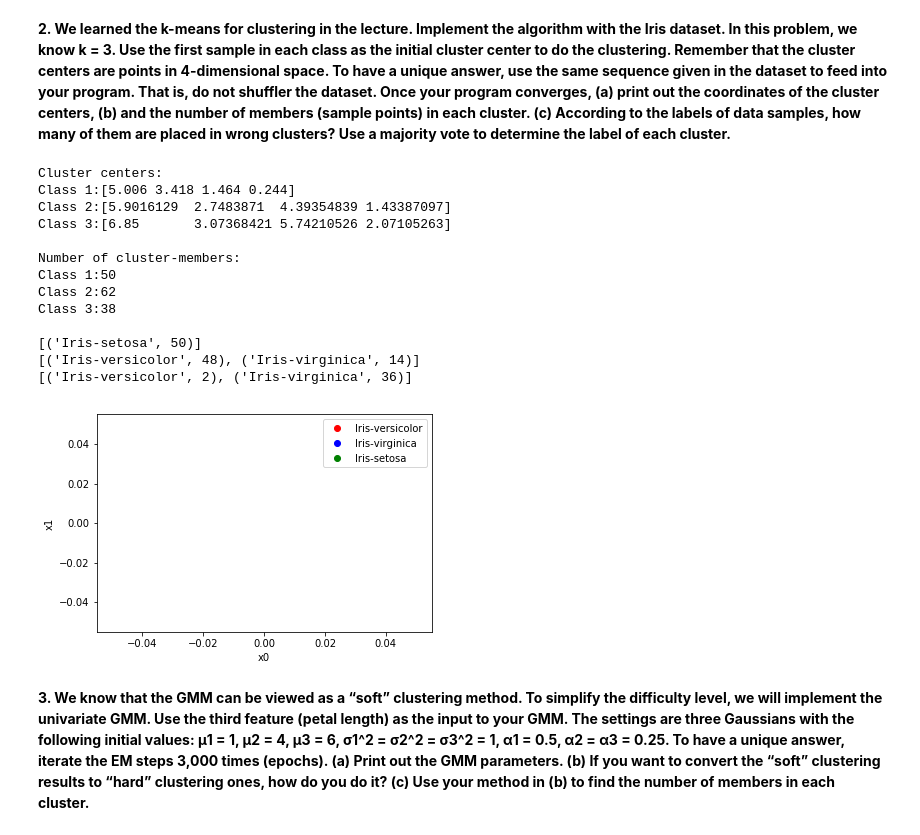
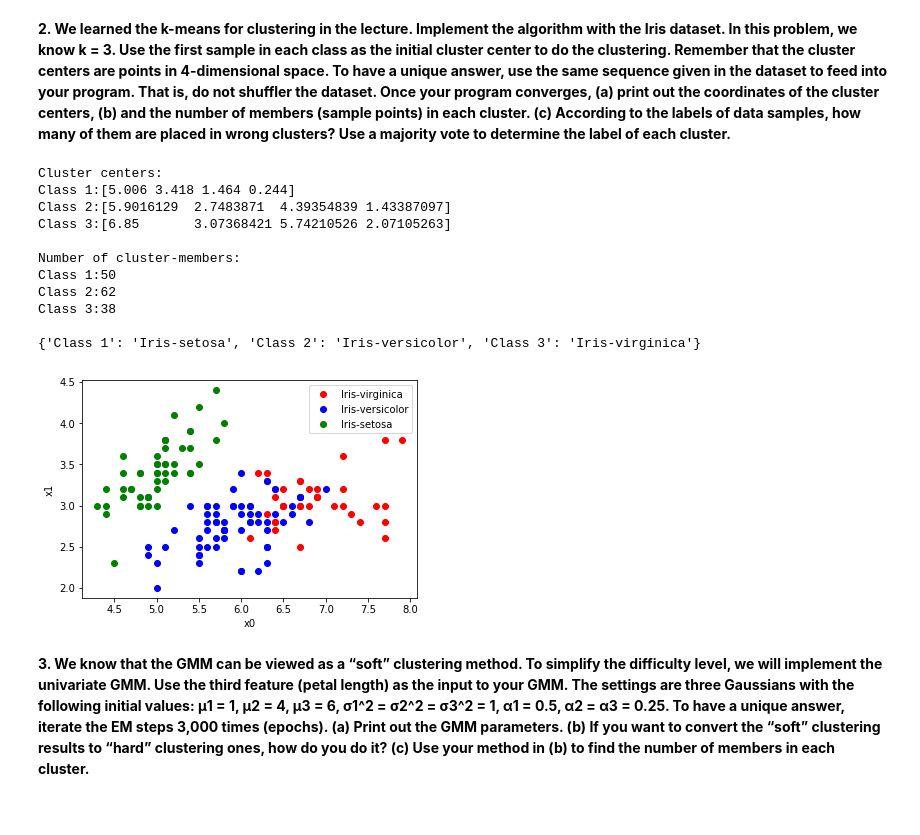
Before and after one commit to wei840222/ML-HW, a Jupyter notebook: HW3.ipynb, the cells around one changed output. Drawn from its saved outputs; the diff is of its cells as text; code cells hidden in the pictures.

```diff
--- a/HW3.ipynb
+++ b/HW3.ipynb
@@ -109,42 +109,42 @@ if __name__=='__main__':
         print(str(cluster_center[1])+':'+str(cluster_center[0]))
     print()
 
     # print cluster count
     print('Number of cluster-members:')
     for cluster_center in cluster_centers:
         print(str(cluster_center[1])+':'+str(len([x for i, x in enumerate(X) if result[i]==cluster_center[1]])))
     print()
 
     # voting class name
+    classDict = {}
     for cluster_center in cluster_centers:
-        C = [y[i] for i, x in enumerate(X) if result[i]==cluster_center[1]]
-        count = [(c, C.count(c)) for c in set(C)]
-        print(count)
+        Cluster = [y[i] for i, x in enumerate(X) if result[i]==cluster_center[1]]
+        count = sorted([[Cluster.count(c), c] for c in set(Cluster)], reverse=True)
+        classDict[cluster_center[1]] = count[0][1]
+    print(classDict)
 
     style = ['or', 'ob', 'og']
     for i, cla in enumerate(set(y)):
-        X_plot = [x[0] for idx, x in enumerate(X) if result[idx]==cla]
-        Y_plot = [x[1] for idx, x in enumerate(X) if result[idx]==cla]
+        X_plot = [x[0] for idx, x in enumerate(X) if classDict[result[idx]]==cla]
+        Y_plot = [x[1] for idx, x in enumerate(X) if classDict[result[idx]]==cla]
         plt.plot(X_plot, Y_plot, style[i], label = cla)
     plt.legend()
     plt.xlabel('x0')
     plt.ylabel('x1')
     plt.show()
 # %% [output]
 Cluster centers:
 Class 1:[5.006 3.418 1.464 0.244]
 Class 2:[5.9016129  2.7483871  4.39354839 1.43387097]
 Class 3:[6.85       3.07368421 5.74210526 2.07105263]
 
 Number of cluster-members:
 Class 1:50
 Class 2:62
 Class 3:38
 
-[('Iris-setosa', 50)]
-[('Iris-versicolor', 48), ('Iris-virginica', 14)]
-[('Iris-versicolor', 2), ('Iris-virginica', 36)]
+{'Class 1': 'Iris-setosa', 'Class 2': 'Iris-versicolor', 'Class 3': 'Iris-virginica'}
-[figure, old version]
+[figure, new version]
 # %% [markdown]
 **3. We know that the GMM can be viewed as a “soft” clustering method. To simplify the difficulty level, we will implement the univariate GMM. Use the third feature (petal length) as the input to your GMM. The settings are three
 Gaussians with the following initial values: μ1 = 1, μ2 = 4, μ3 = 6, σ1^2 = σ2^2 = σ3^2 = 1, α1 = 0.5, α2 = α3 = 0.25. To have a unique answer, iterate the EM steps 3,000 times (epochs). (a) Print out the GMM parameters. (b) If you want to convert the “soft” clustering results to “hard” clustering ones, how do you do it? (c) Use your method in (b) to find the number of members in each cluster.**
```
Also changed, not shown: parts of 2 cells of this notebook.
